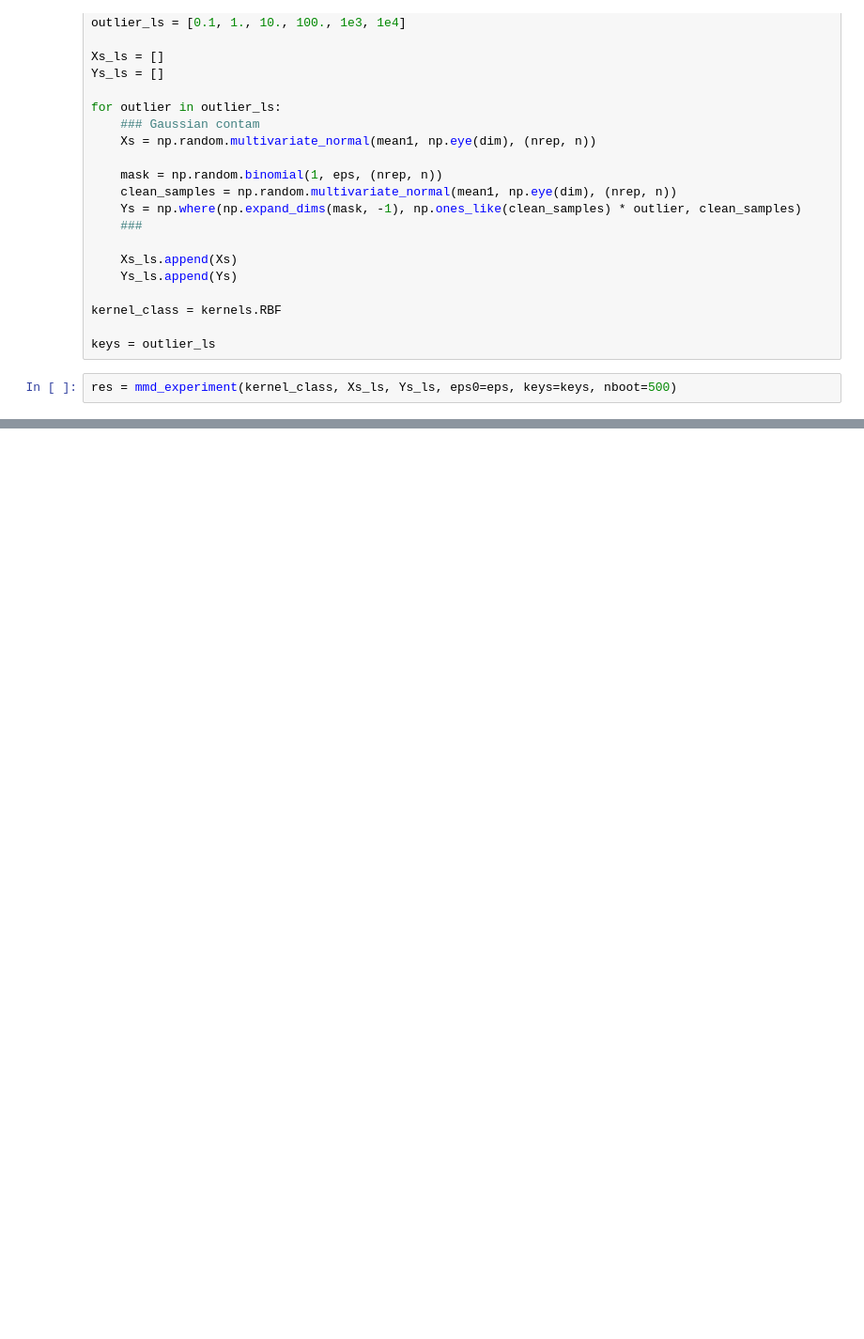
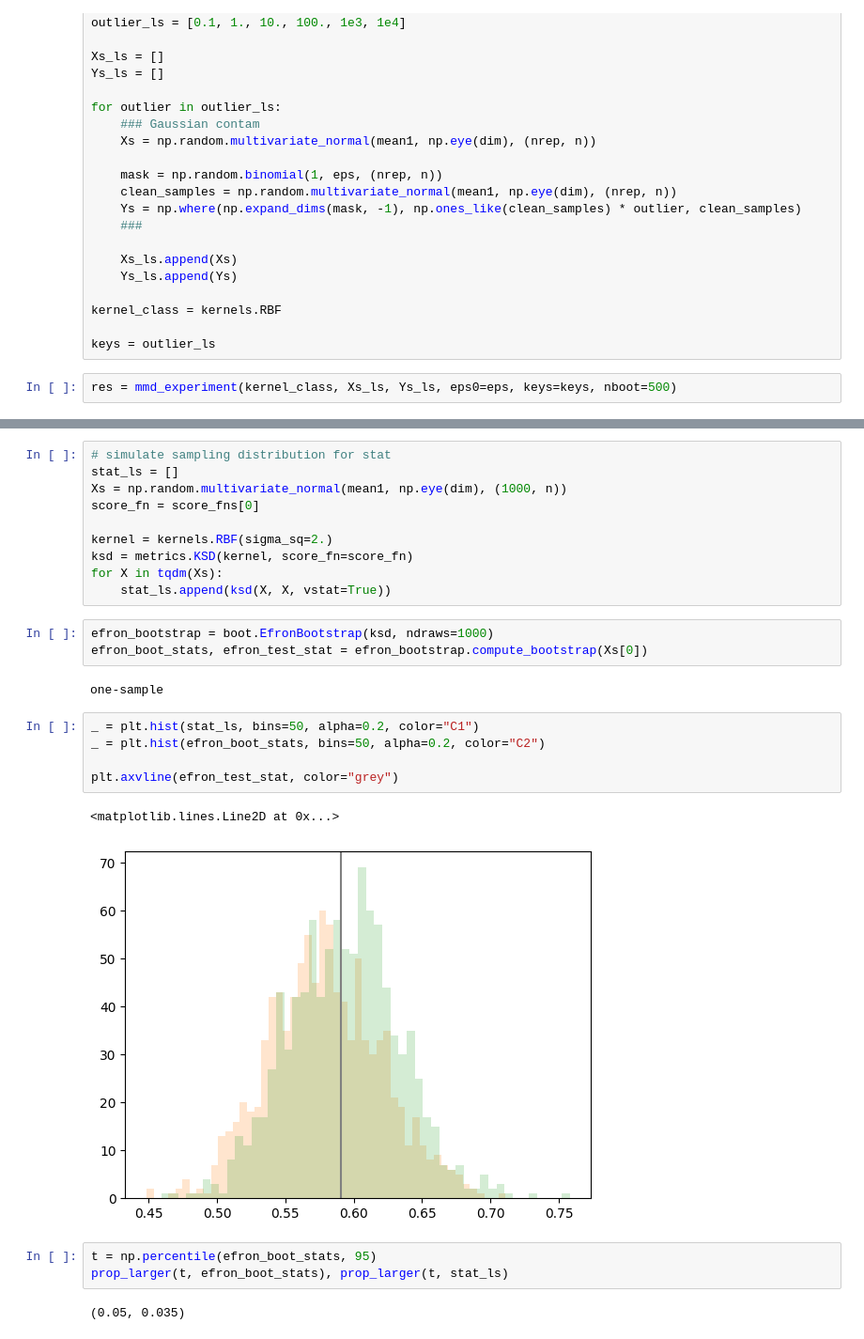
Before and after one commit to XingLLiu/robust-kernel-test, a Jupyter notebook: notebooks/MMD.ipynb, the cells around one changed output, grey strips where cells are left out. Shown at 94% size. Drawn from its saved outputs; the diff is of its cells as text; blank space fills up the shorter version.

```diff
--- a/notebooks/MMD.ipynb
+++ b/notebooks/MMD.ipynb
@@ -254,0 +382,28 @@ _ = plt.tight_layout()
+# %%
+# simulate sampling distribution for stat
+stat_ls = []
+Xs = np.random.multivariate_normal(mean1, np.eye(dim), (1000, n))
+score_fn = score_fns[0]
+
+kernel = kernels.RBF(sigma_sq=2.)
+ksd = metrics.KSD(kernel, score_fn=score_fn)
+for X in tqdm(Xs):
+    stat_ls.append(ksd(X, X, vstat=True))
+# %%
+efron_bootstrap = boot.EfronBootstrap(ksd, ndraws=1000)
+efron_boot_stats, efron_test_stat = efron_bootstrap.compute_bootstrap(Xs[0])
+# %% [output]
+one-sample
+# %%
+_ = plt.hist(stat_ls, bins=50, alpha=0.2, color="C1")
+_ = plt.hist(efron_boot_stats, bins=50, alpha=0.2, color="C2")
+
+plt.axvline(efron_test_stat, color="grey")
+# %% [output]
+<matplotlib.lines.Line2D at 0x...>
+[figure, added]
+# %%
+t = np.percentile(efron_boot_stats, 95)
+prop_larger(t, efron_boot_stats), prop_larger(t, stat_ls)
+# %% [output]
+(0.05, 0.035)
```
Also changed, not shown: parts of 40 cells of this notebook, 4 other files.
